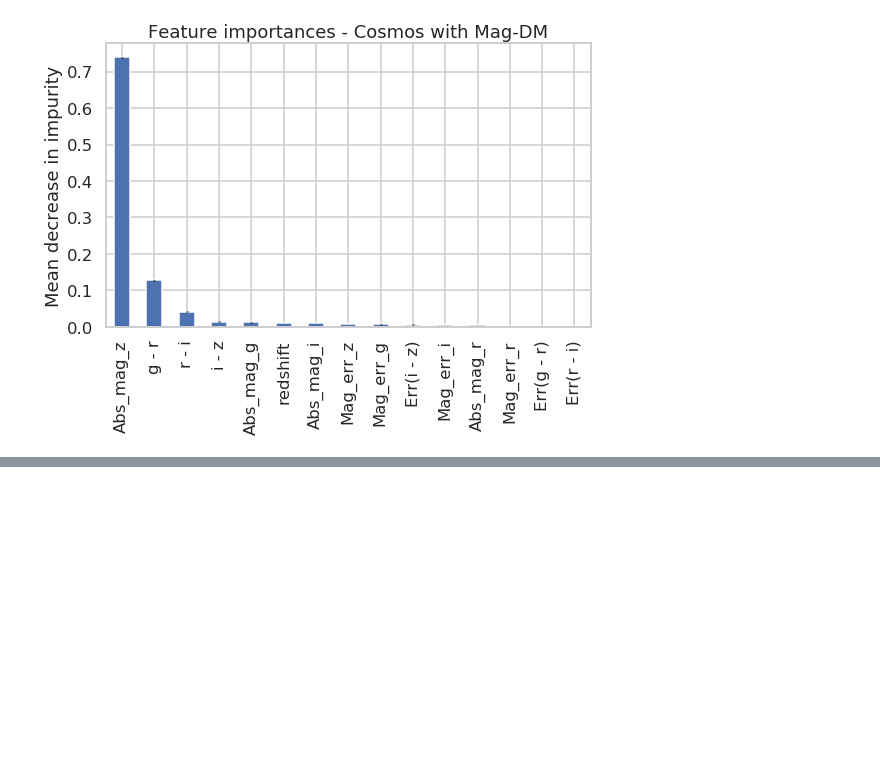
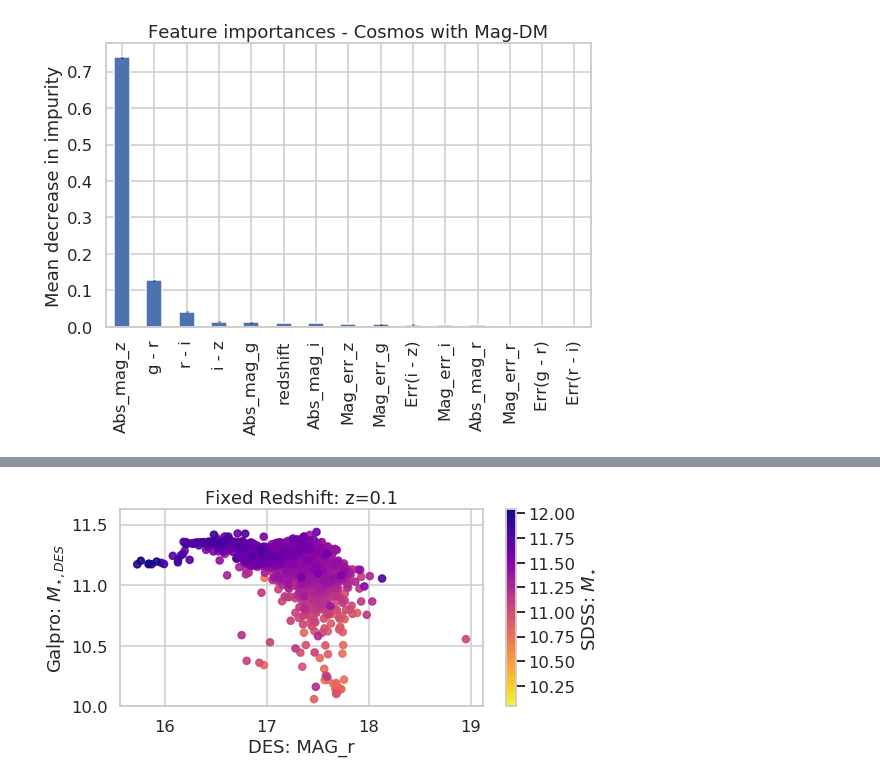
Before and after one commit to estevesjh/fnalFall2022, a Jupyter notebook: notebooks/6.validateGalpro.ipynb, the cells around one changed output, grey strips where cells are left out. Cells and saved outputs as stored; diff of their text form; code cells hidden in the pictures; blank space fills up the shorter version.

```diff
--- a/notebooks/6.validateGalpro.ipynb
+++ b/notebooks/6.validateGalpro.ipynb
@@ -479,0 +540,14 @@ fig.savefig('feature_importance_mag_dm.png',dpi=100,transparent=False,facecolor=
+# %%
+plt.figure(figsize=(8,4))
+mask2 = (y_target>9.9)&(np.abs(x_target_abs[:,-1]-0.2)<0.01)
+ix = np.argsort(y_target_rs[mask2])
+plt.scatter(mags[mask2,1][ix],point_estimates3[mask2][ix],c=y_target[mask2][ix],s=50,alpha=0.9,cmap='plasma_r')
+plt.colorbar().set_label('SDSS: $M_{\star}$')
+plt.ylim(10.,)
+plt.ylabel(r'Galpro: $M_{\star,DES}$')
+plt.xlabel('DES: MAG_r')
+plt.title('Fixed Redshift: z=0.1')
+plt.tight_layout()
+plt.savefig('validation_galpro_absMag_stellarMass_mag_fixed_redshift.png',dpi=100,transparent=False,facecolor='w')
+# %% [output]
+[figure, added]
```
Also changed, not shown: parts of 28 cells of this notebook, 10 other files.
